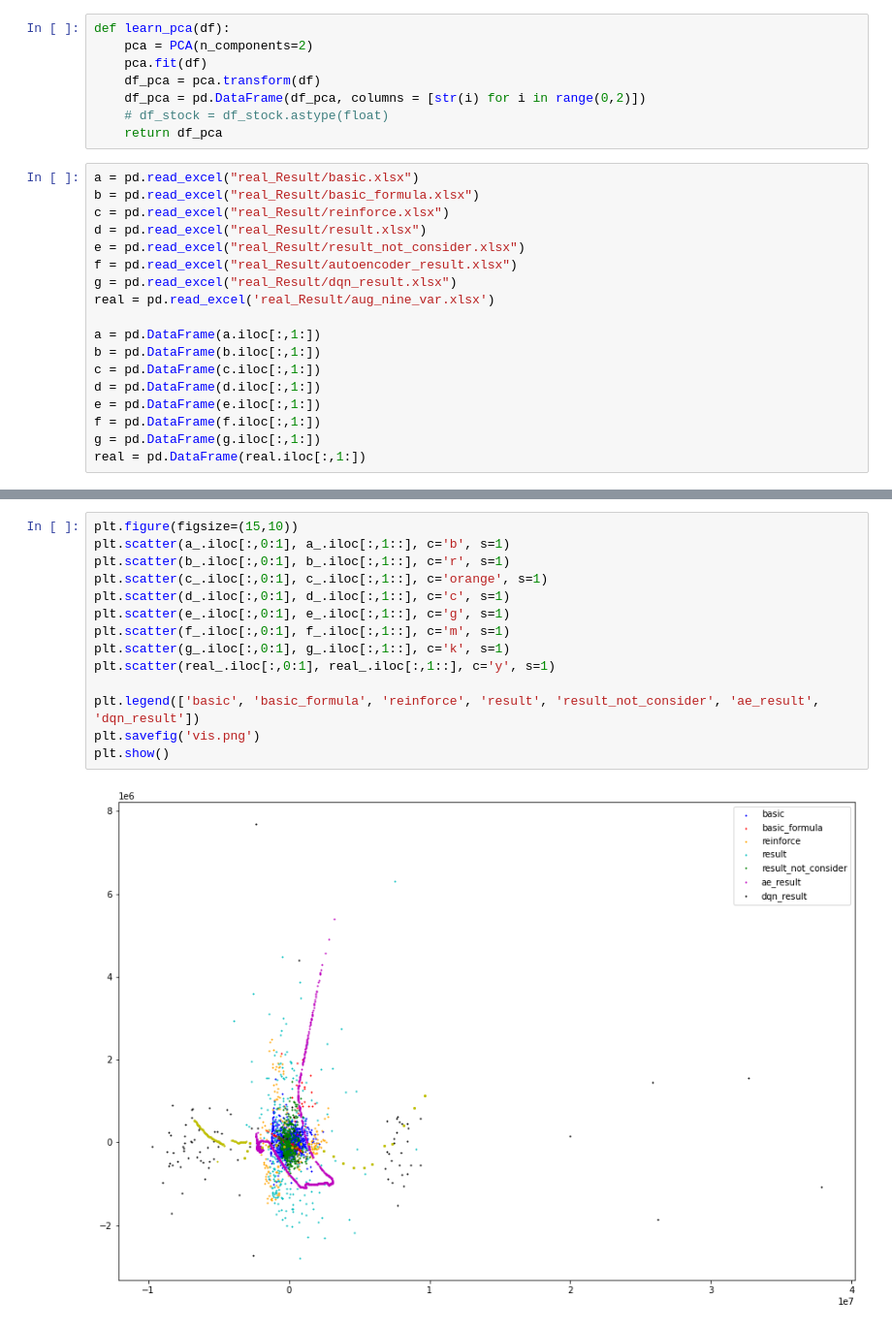
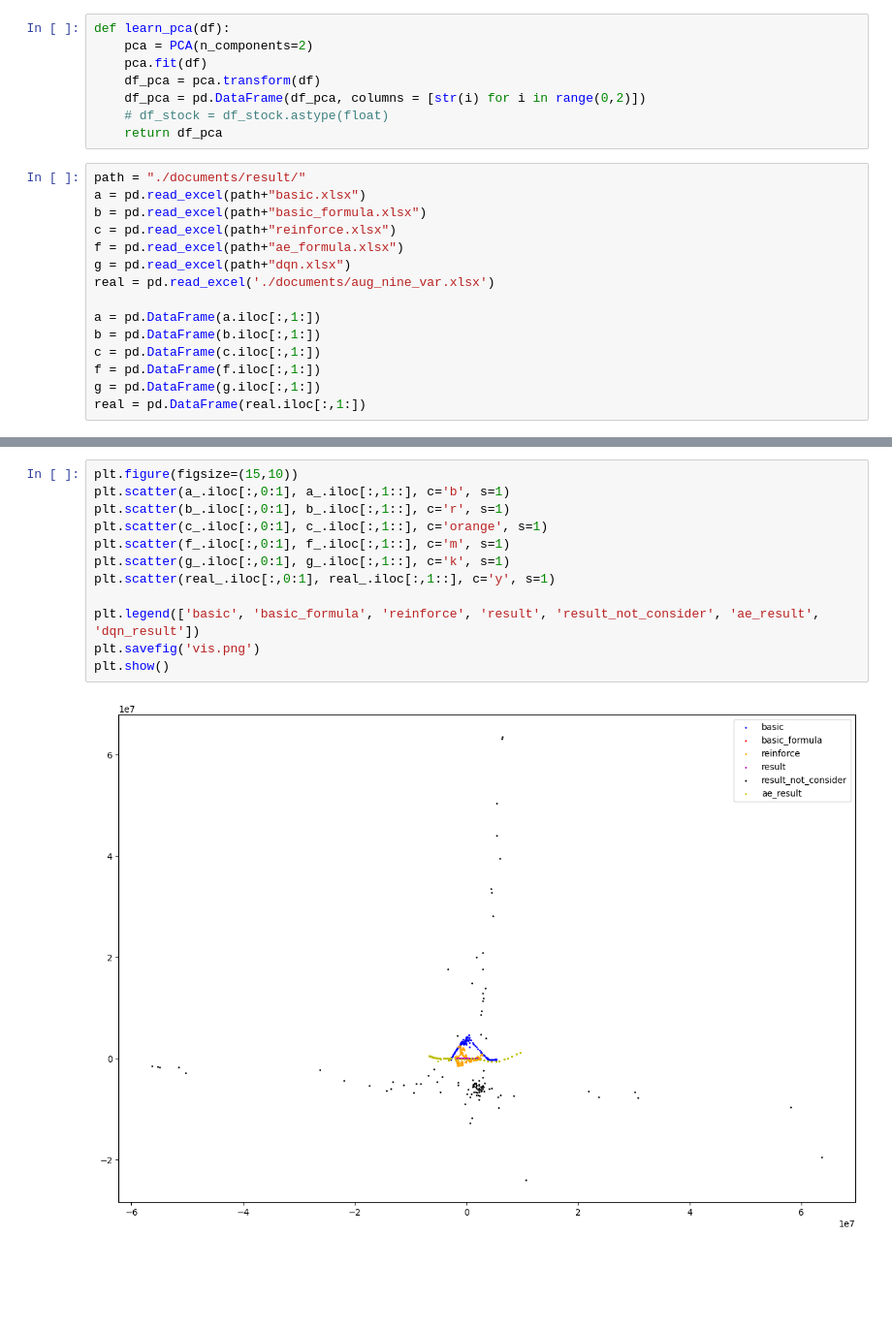
Before and after one commit to PYTHONLL-kang/activ, a Jupyter notebook: other/pca.ipynb, the cells around one changed output, grey strips where cells are left out. Shown at 97% size. Saved outputs shown, nothing was run; the diff lists cells and outputs as text; blank space fills up the shorter version.

```diff
--- a/other/pca.ipynb
+++ b/other/pca.ipynb
@@ -14,20 +17,17 @@ def learn_pca(df):
     # df_stock = df_stock.astype(float)
     return df_pca
 # %%
-a = pd.read_excel("real_Result/basic.xlsx")
-b = pd.read_excel("real_Result/basic_formula.xlsx")
-c = pd.read_excel("real_Result/reinforce.xlsx")
-d = pd.read_excel("real_Result/result.xlsx")
-e = pd.read_excel("real_Result/result_not_consider.xlsx")
-f = pd.read_excel("real_Result/autoencoder_result.xlsx")
-g = pd.read_excel("real_Result/dqn_result.xlsx")
-real = pd.read_excel('real_Result/aug_nine_var.xlsx')
+path = "./documents/result/"
+a = pd.read_excel(path+"basic.xlsx")
+b = pd.read_excel(path+"basic_formula.xlsx")
+c = pd.read_excel(path+"reinforce.xlsx")
+f = pd.read_excel(path+"ae_formula.xlsx")
+g = pd.read_excel(path+"dqn.xlsx")
+real = pd.read_excel('./documents/aug_nine_var.xlsx')
 
 a = pd.DataFrame(a.iloc[:,1:])
 b = pd.DataFrame(b.iloc[:,1:])
 c = pd.DataFrame(c.iloc[:,1:])
-d = pd.DataFrame(d.iloc[:,1:])
-e = pd.DataFrame(e.iloc[:,1:])
 f = pd.DataFrame(f.iloc[:,1:])
 g = pd.DataFrame(g.iloc[:,1:])
 real = pd.DataFrame(real.iloc[:,1:])
@@ -43,16 +41,14 @@ real_ = learn_pca(real)
 # %%
 plt.figure(figsize=(15,10))
 plt.scatter(a_.iloc[:,0:1], a_.iloc[:,1::], c='b', s=1)
 plt.scatter(b_.iloc[:,0:1], b_.iloc[:,1::], c='r', s=1)
 plt.scatter(c_.iloc[:,0:1], c_.iloc[:,1::], c='orange', s=1)
-plt.scatter(d_.iloc[:,0:1], d_.iloc[:,1::], c='c', s=1)
-plt.scatter(e_.iloc[:,0:1], e_.iloc[:,1::], c='g', s=1)
 plt.scatter(f_.iloc[:,0:1], f_.iloc[:,1::], c='m', s=1)
 plt.scatter(g_.iloc[:,0:1], g_.iloc[:,1::], c='k', s=1)
 plt.scatter(real_.iloc[:,0:1], real_.iloc[:,1::], c='y', s=1)
 
 plt.legend(['basic', 'basic_formula', 'reinforce', 'result', 'result_not_consider', 'ae_result', 'dqn_result'])
 plt.savefig('vis.png')
 plt.show()
 # %% [output]
-[figure, old version]
+[figure, new version]
```
Also changed, not shown: parts of 2 cells of this notebook, 17 other files.
